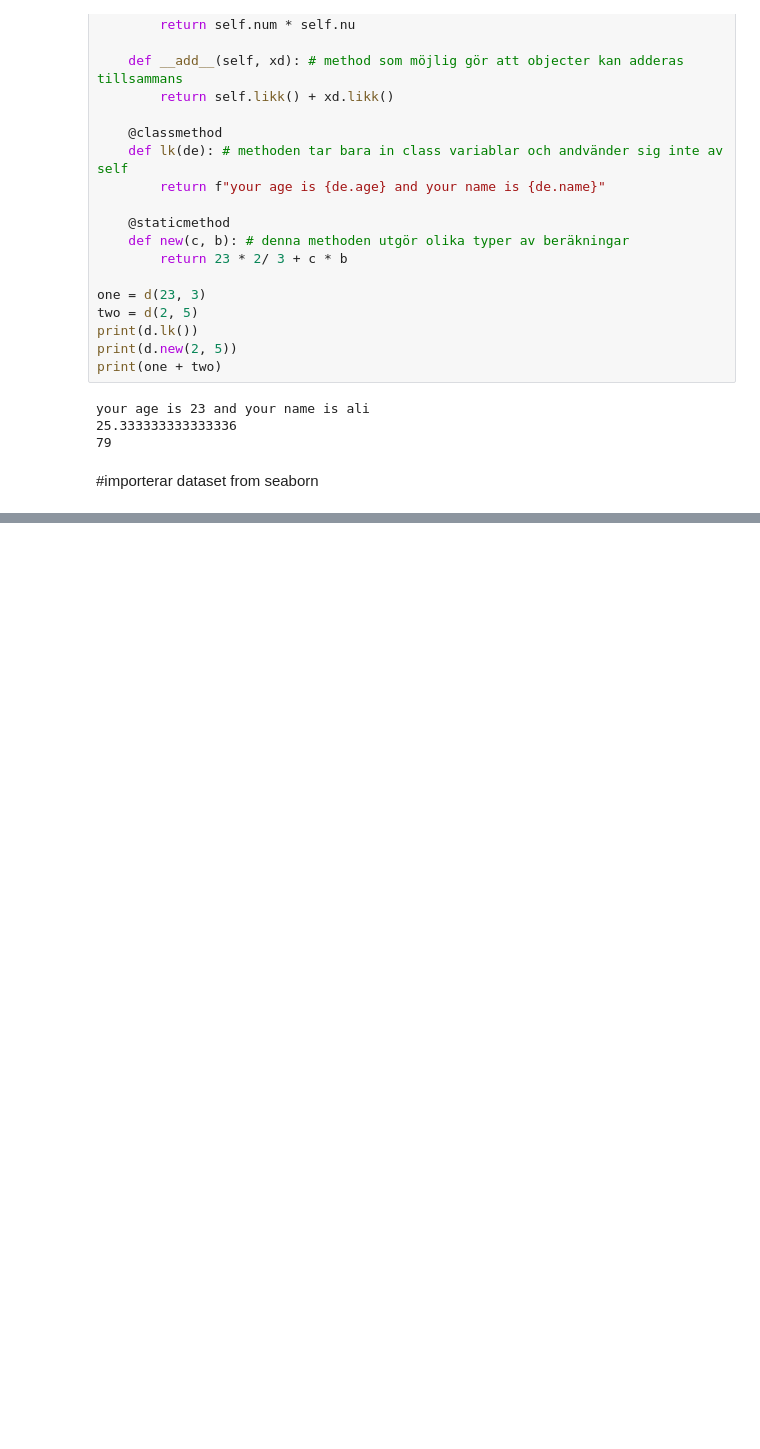
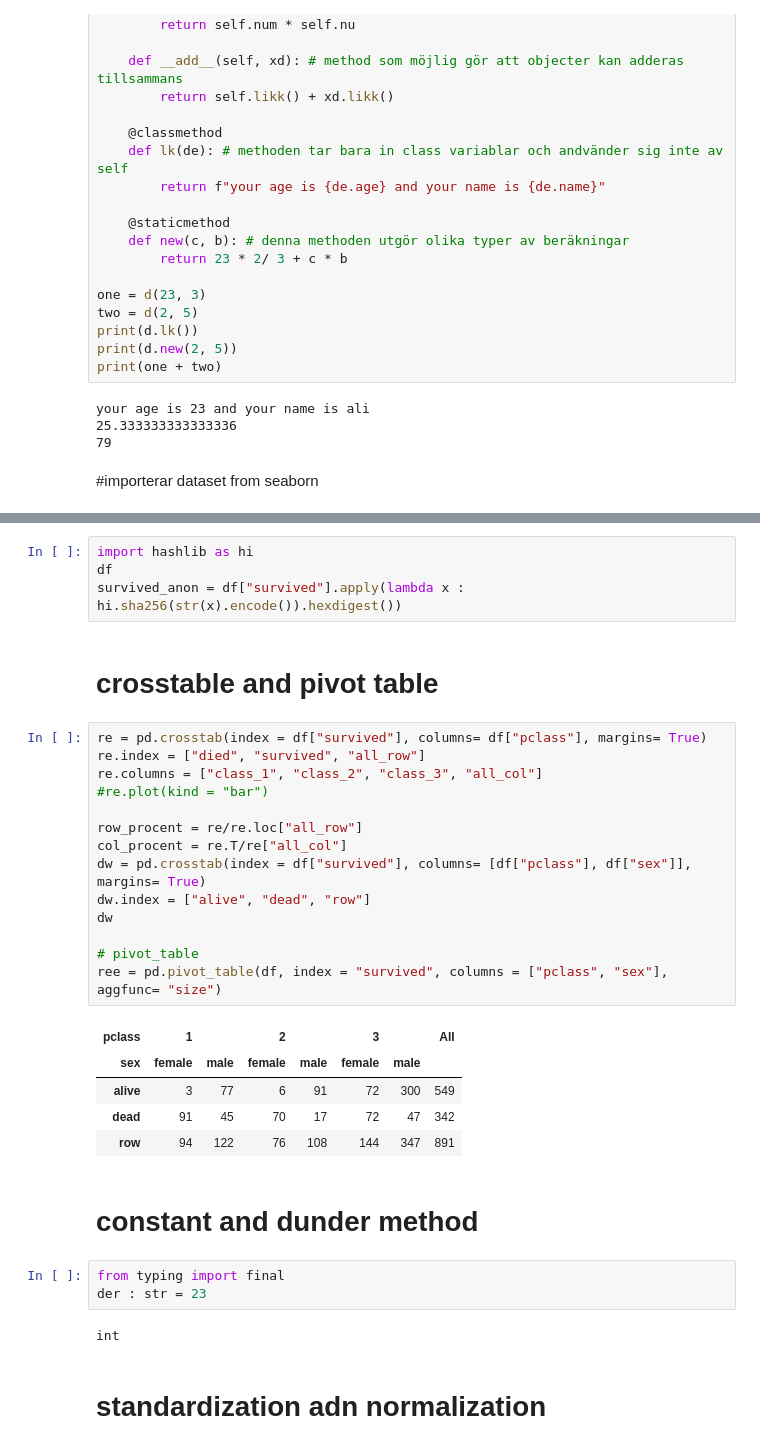
Before and after one commit to machinelearnning/Python-Programmering-Mustafa-Yosufi, a Jupyter notebook: Exercises/new_thing.ipynb, the cells around one changed output, grey strips where cells are left out. Saved outputs shown, nothing was run; the diff lists cells and outputs as text; blank space fills up the shorter version.

```diff
--- a/Exercises/new_thing.ipynb
+++ b/Exercises/new_thing.ipynb
@@ -244,0 +415,35 @@ titanic = sns.load_dataset("titanic")
+# %%
+import hashlib as hi
+df
+survived_anon = df["survived"].apply(lambda x : hi.sha256(str(x).encode()).hexdigest())
+# %% [markdown]
+# crosstable and pivot table
+# %%
+re = pd.crosstab(index = df["survived"], columns= df["pclass"], margins= True)
+re.index = ["died", "survived", "all_row"]
+re.columns = ["class_1", "class_2", "class_3", "all_col"]
+#re.plot(kind = "bar")
+
+row_procent = re/re.loc["all_row"]
+col_procent = re.T/re["all_col"]
+dw = pd.crosstab(index = df["survived"], columns= [df["pclass"], df["sex"]], margins= True)
+dw.index = ["alive", "dead", "row"]
+dw
+
+# pivot_table
+ree = pd.pivot_table(df, index = "survived", columns = ["pclass", "sex"],  aggfunc= "size")
+# %% [output]
+| pclass | 1 |  | 2 |  | 3 |  | All |
+| sex | female | male | female | male | female | male |  |
+| alive | 3 | 77 | 6 | 91 | 72 | 300 | 549 |
+| dead | 91 | 45 | 70 | 17 | 72 | 47 | 342 |
+| row | 94 | 122 | 76 | 108 | 144 | 347 | 891 |
+# %% [markdown]
+# constant and dunder method
+# %%
+from typing import final
+der : str = 23
+# %% [output]
+int
+# %% [markdown]
+# standardization adn normalization
```
Also changed, not shown: parts of 33 cells of this notebook, 2 other files.
